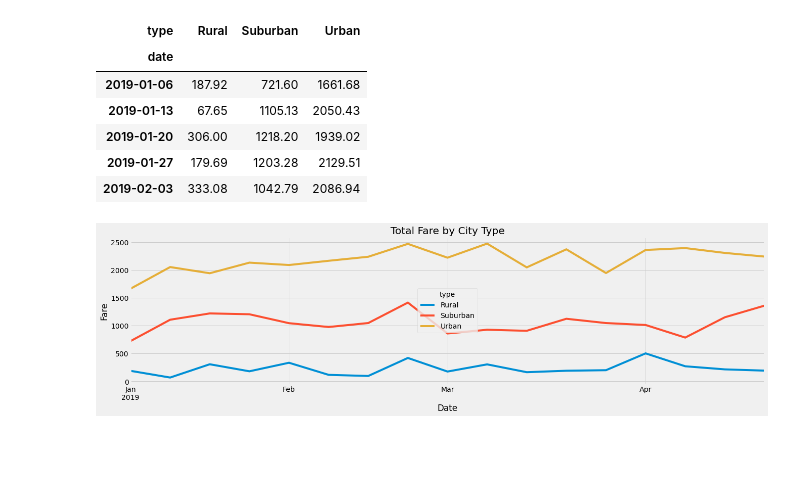
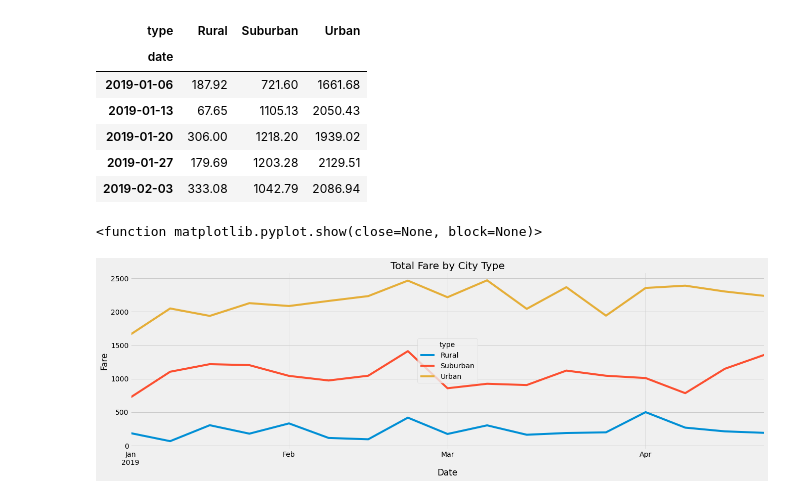
Before and after one commit to Norgs87/PyBer_Analysis, a Jupyter notebook: PyBer_Challenge .ipynb, the cells around one changed output. Cells and saved outputs as stored; diff of their text form; code cells hidden in the pictures; blank space fills up the shorter version.

```diff
--- a/PyBer_Challenge .ipynb
+++ b/PyBer_Challenge .ipynb
@@ -264,16 +264,19 @@ Date_lock_df.head()
 # %%
 # 8. Using the object-oriented interface method, plot the resample DataFrame using the df.plot() function.
 
 # Import the style from Matplotlib.
 from matplotlib import style
 # Use the graph style fivethirtyeight.
 style.use('fivethirtyeight')
 
-Sum_of_Fares = Date_lock_df.plot(figsize=(20,5))
+Sum_of_Fares = Date_lock_df.plot(figsize=(20,6))
 Sum_of_Fares.set_title ("Total Fare by City Type")
 Sum_of_Fares.set_ylabel ("Fare")
 Sum_of_Fares.set_xlabel ("Date")
 
-plt.savefig("Analysis\PyBer_fare_summary.png")
+plt.savefig("Analysis/PyBer_fare_summary.png")
+
+plt.show
 # %% [output]
+<function matplotlib.pyplot.show(close=None, block=None)>
-[figure, old version]
+[figure, new version]
```
Also changed, not shown: 1 other file.
